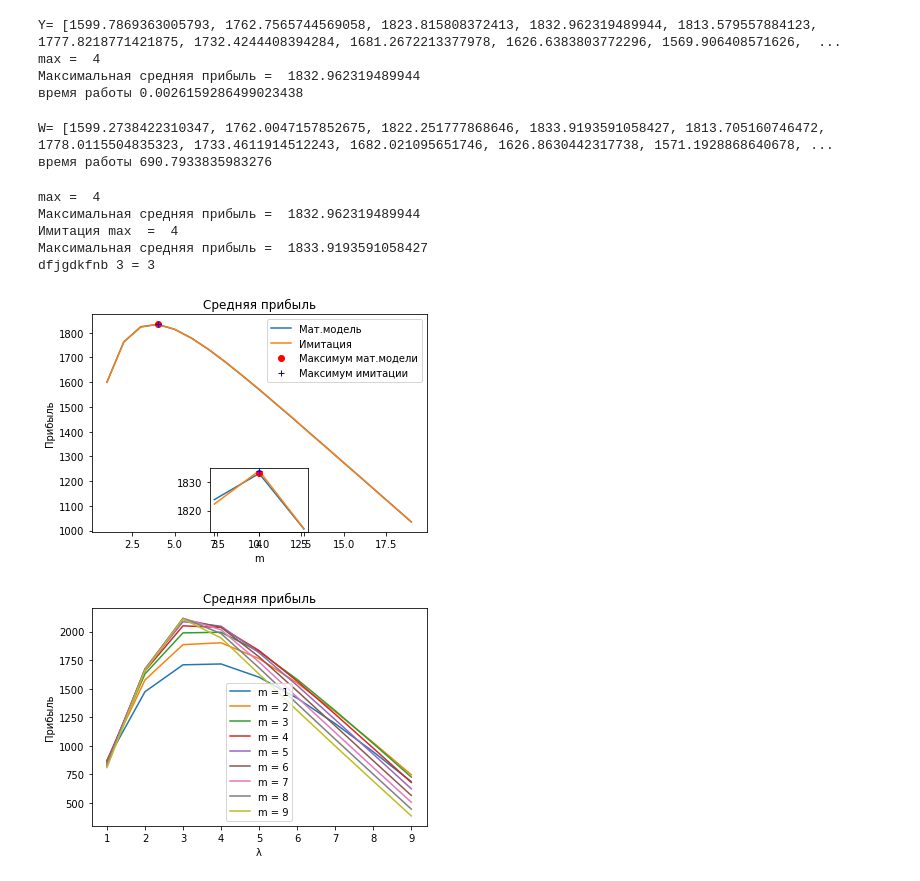
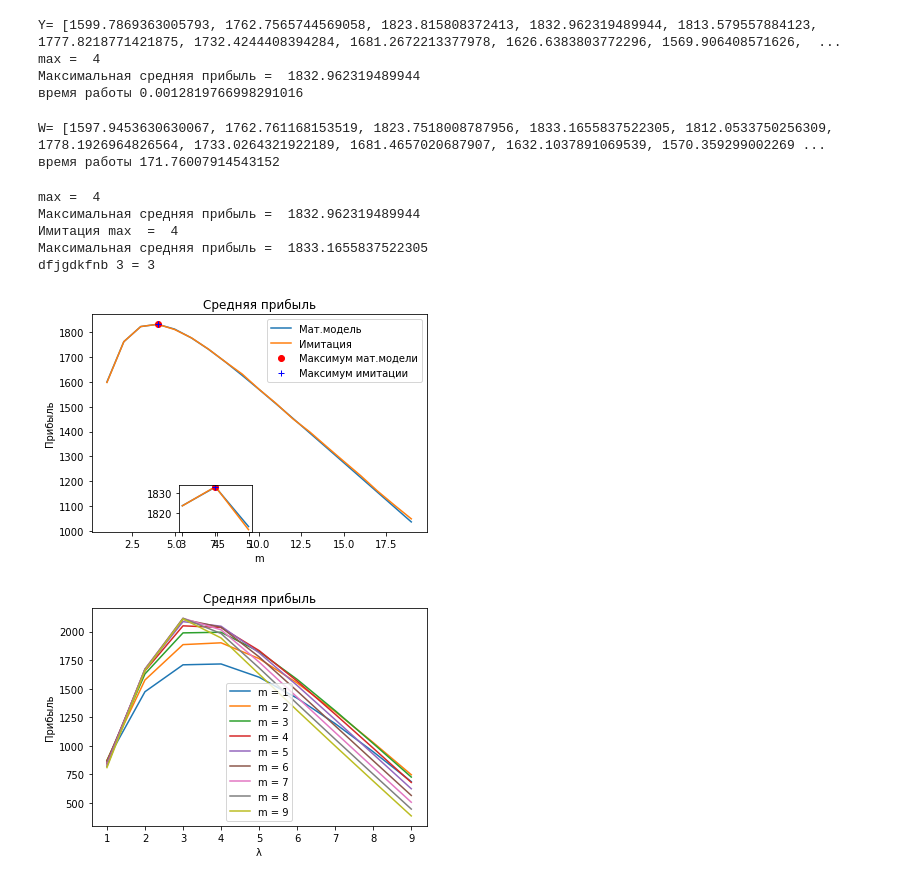
Before and after one commit to Fran-Tini/Magistracy, a Jupyter notebook: Мгновенное обслуживание.ipynb, the cells around one changed output. Drawn from its saved outputs; the diff is of its cells as text; code cells hidden in the pictures.

```diff
--- a/Мгновенное обслуживание.ipynb
+++ b/Мгновенное обслуживание.ipynb
@@ -29,7 +29,6 @@ def P_i(m,lamb,nu): # Считаем вероятности, когда есть
         Pi.append(S(i,lamb,nu)/c1)
     return Pi
 
-Time=4000000
 lamb = 5  # интенсивность прихода вещи на склад
 nu = 3    # интенсивность прихода покупателей
 p = 900   # прибыль с продажи
@@ -68,7 +67,7 @@ print("время работы",  time.time()- start_time )
 Y= [1599.7869363005793, 1762.7565744569058, 1823.815808372413, 1832.962319489944, 1813.579557884123, 1777.8218771421875, 1732.4244408394284, 1681.2672213377978, 1626.6383803772296, 1569.906408571626,  ...
 max =  4
 Максимальная средняя прибыль =  1832.962319489944
-время работы 0.0026159286499023438
+время работы 0.0012819766998291016
 # %%
 #Задача с размером склада. Имитация
 import random
@@ -77,7 +76,7 @@ import math
 start_time = time.time()
 lamb = 5     # интенсивность прихода вещи на склад
 nu =3        # интенсивность прихода покупателей
-Time=4000000 # время для расчетов имитации
+Time=1000 # время для расчетов имитации
 p = 900      # прибыль с продажи
 c = 50       # затраты на хранение одной единицы продукции
 q = 300      # штраф за переполнение склада
@@ -141,61 +140,63 @@ def out(H,m):
     print("Максимальная очередь",H[4])
     print()
 
-def iteration(M,lamb,nu,n,q,p,c,f,T): # множество прогонов
+def iteration(M,lamb,nu,n,q,p,c,f,T):
     H_sr =[]
     for i in M:
         H_test = 0
         for j in range(n):
-            H_test += H_m(i,lamb,nu,q,p,c,list,f)[0]
+            H_test += H_m(i,lamb,nu,q,p,c,f,T)[0]/T
         H_sr.append(H_test/n)
     return H_sr
 
+m= list(range(1,20))
+n=1000
+W = iteration(m,lamb,nu,n,q,p,c,F,Time)
 
-m= list(range(1,20))
-W=[]
-for i in m:
-    W.append(H_m(i,lamb,nu,q,p,c,F,Time)[0]/Time)
+# m= list(range(1,20))
+# W=[]
+# for i in m:
+#     W.append(H_m(i,lamb,nu,q,p,c,F,Time)[0]/Time)
 
 max2=np.argmax(W)+1
 print("W=", W)
 print("время работы",  time.time()- start_time )
 # print("Количесвто проданного товара = ",H_m(4,lamb,nu,q,p,c,F,Time)[1])
 # %% [output]
-W= [1599.2738422310347, 1762.0047157852675, 1822.251777868646, 1833.9193591058427, 1813.705160746472, 1778.0115504835323, 1733.4611914512243, 1682.021095651746, 1626.8630442317738, 1571.1928868640678, ...
-время работы 690.7933835983276
+W= [1597.9453630630067, 1762.761168153519, 1823.7518008787956, 1833.1655837522305, 1812.0533750256309, 1778.1926964826564, 1733.0264321922189, 1681.4657020687907, 1632.1037891069539, 1570.359299002269 ...
+время работы 171.76007914543152
 # %%
 # Рисунки
 print("max = ", np.argmax(Y)+1)
 print("Максимальная средняя прибыль = ", max(Y))
 print("Имитация max  = ", np.argmax(W)+1)
 print("Максимальная средняя прибыль = ", max(W))
 fig, ax = plt.subplots()
-ax_1 = fig.add_subplot(3, 3, 8)
+ax_1 = fig.add_subplot(4, 4, 14)
 ax.plot(m,Y,label='Мат.модель')
 ax.plot(m,W,label='Имитация')
 ax.plot(max1, Y[max1-1],'ro',label='Максимум мат.модели')
 ax.plot(max2, W[max2-1],'+',label='Максимум имитации', color = "blue")
 ax.legend()
 x=list(range(max1-1, max1+2))
 x1=list(range(max2-1, max2+2))
 y=[Y[i-1] for i in x]
 y1=[W[i-1] for i in x1]
-print("dfjgdkfnb" , len(x),"=",len(y))
 ax_1.plot(x,y)
 ax_1.plot(x1,y1)
 ax_1.plot(max1, Y[max1-1],'ro',label='Максимум мат.модели')
 ax_1.plot(max2, W[max2-1],'+',label='Максимум имитации', color = "blue")
 ax.set_xlabel("m")
 ax.set_ylabel("Прибыль")
 ax.set_title("Средняя прибыль")
 plt.show()
 # %% [output]
 max =  4
 Максимальная средняя прибыль =  1832.962319489944
 Имитация max  =  4
-Максимальная средняя прибыль =  1833.9193591058427
+Максимальная средняя прибыль =  1833.1655837522305
 dfjgdkfnb 3 = 3
-[figure, old version]
+[figure, new version]
 # %%
 # Рисунок для известной интенсивности покупателей
 
```
Also changed, not shown: parts of 3 cells of this notebook.
